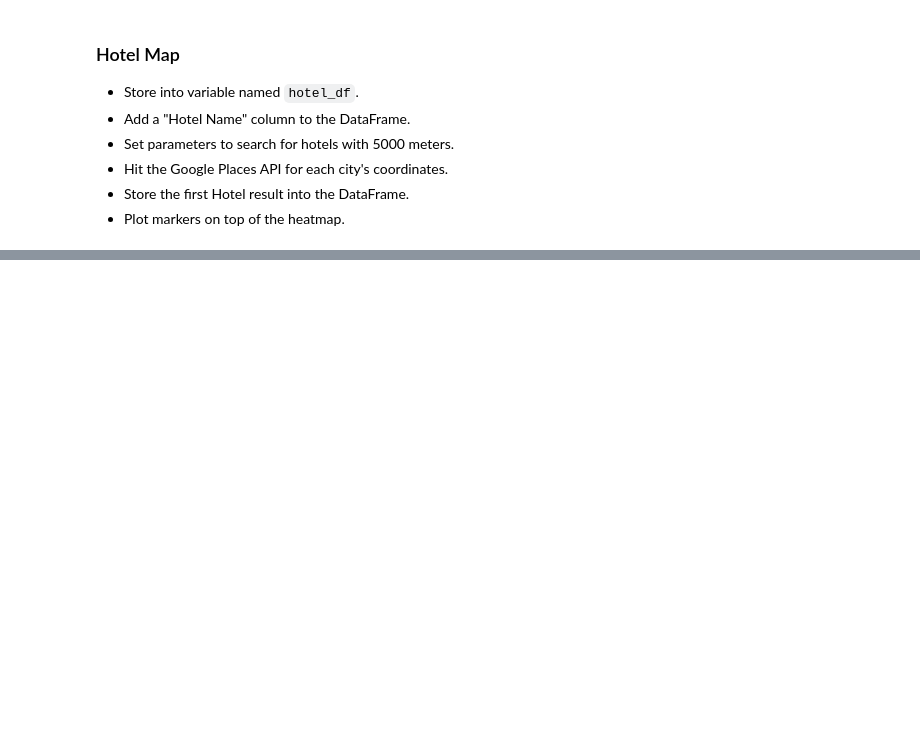
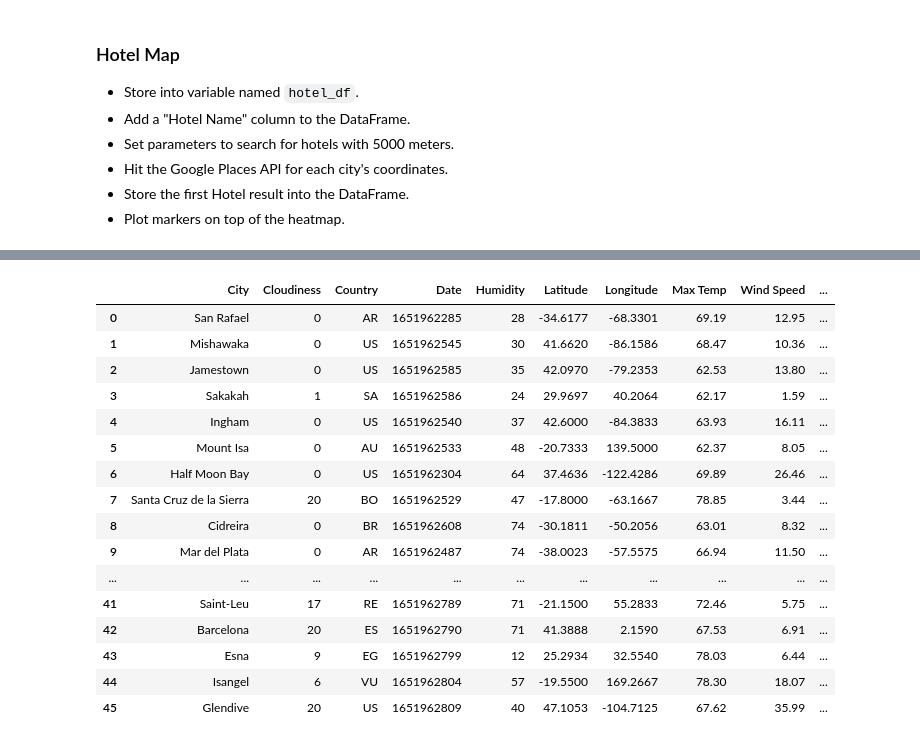
Before and after one commit to cbarraza93/python-api-challenge, a Jupyter notebook: VacationPy/VacationPy.ipynb, the cells around one changed output, grey strips where cells are left out. Drawn from its saved outputs; the diff is of its cells as text; code cells hidden in the pictures; blank space fills up the shorter version.

```diff
--- a/VacationPy/VacationPy_Starter - Copy.ipynb
+++ b/VacationPy/VacationPy.ipynb
@@ -126,0 +107,38 @@ hotel_df
+# %%
+base_url = "https://maps.googleapis.com/maps/api/place/nearbysearch/json"
+params = {"type": "hotel",
+     "radius": 5000,
+     "keyword":"hotel",
+     "key": g_key,
+}
+# %%
+for index, row in hotel_df.iterrows():
+
+    # get restaurant type from df
+    lat = row["Latitude"]
+    long = row["Longitude"]
+    city_name = row["City Name"]
+
+    # add keyword to params dict
+    params["location"] = f"{lat},{long}"
+
+    # assemble url and make API request
+    print(f"Retrieving Closest Hotel for Index# {index}: {city_name}.")
+    response = requests.get(base_url, params=params).json()
+
+    # extract results
+    results = response["results"]
+
+    try:
+        print(f"Closest hotel in {city_name} is {results[0]['name']}.")
+
+        hotel_df.loc[index,"Hotel Name"] = results[0]['name']
+
+
+    except (KeyError, IndexError):
+        print("No Hotel Found")
+
+    print("---------------")
+
+
+print("---End of Search---")
@@ -127,3 +163,24 @@ hotel_df
+# %%
+hotel_df.rename(columns={"City Name" : "City"}, inplace=True)
+hotel_df
+# %% [output]
+|  | City | Cloudiness | Country | Date | Humidity | Latitude | Longitude | Max Temp | Wind Speed | ... |
+| 0 | San Rafael | 0 | AR | 1651962285 | 28 | -34.6177 | -68.3301 | 69.19 | 12.95 | ... |
+| 1 | Mishawaka | 0 | US | 1651962545 | 30 | 41.6620 | -86.1586 | 68.47 | 10.36 | ... |
+| 2 | Jamestown | 0 | US | 1651962585 | 35 | 42.0970 | -79.2353 | 62.53 | 13.80 | ... |
+| 3 | Sakakah | 1 | SA | 1651962586 | 24 | 29.9697 | 40.2064 | 62.17 | 1.59 | ... |
+| 4 | Ingham | 0 | US | 1651962540 | 37 | 42.6000 | -84.3833 | 63.93 | 16.11 | ... |
+| 5 | Mount Isa | 0 | AU | 1651962533 | 48 | -20.7333 | 139.5000 | 62.37 | 8.05 | ... |
+| 6 | Half Moon Bay | 0 | US | 1651962304 | 64 | 37.4636 | -122.4286 | 69.89 | 26.46 | ... |
+| 7 | Santa Cruz de la Sierra | 20 | BO | 1651962529 | 47 | -17.8000 | -63.1667 | 78.85 | 3.44 | ... |
+| 8 | Cidreira | 0 | BR | 1651962608 | 74 | -30.1811 | -50.2056 | 63.01 | 8.32 | ... |
+| 9 | Mar del Plata | 0 | AR | 1651962487 | 74 | -38.0023 | -57.5575 | 66.94 | 11.50 | ... |
+| ... | ... | ... | ... | ... | ... | ... | ... | ... | ... | ... |
+| 41 | Saint-Leu | 17 | RE | 1651962789 | 71 | -21.1500 | 55.2833 | 72.46 | 5.75 | ... |
+| 42 | Barcelona | 20 | ES | 1651962790 | 71 | 41.3888 | 2.1590 | 67.53 | 6.91 | ... |
+| 43 | Esna | 9 | EG | 1651962799 | 12 | 25.2934 | 32.5540 | 78.03 | 6.44 | ... |
+| 44 | Isangel | 6 | VU | 1651962804 | 57 | -19.5500 | 169.2667 | 78.30 | 18.07 | ... |
+| 45 | Glendive | 20 | US | 1651962809 | 40 | 47.1053 | -104.7125 | 67.62 | 35.99 | ... |
 # %%
 # NOTE: Do not change any of the code in this cell
 
```
Also changed, not shown: parts of 5 cells of this notebook.
